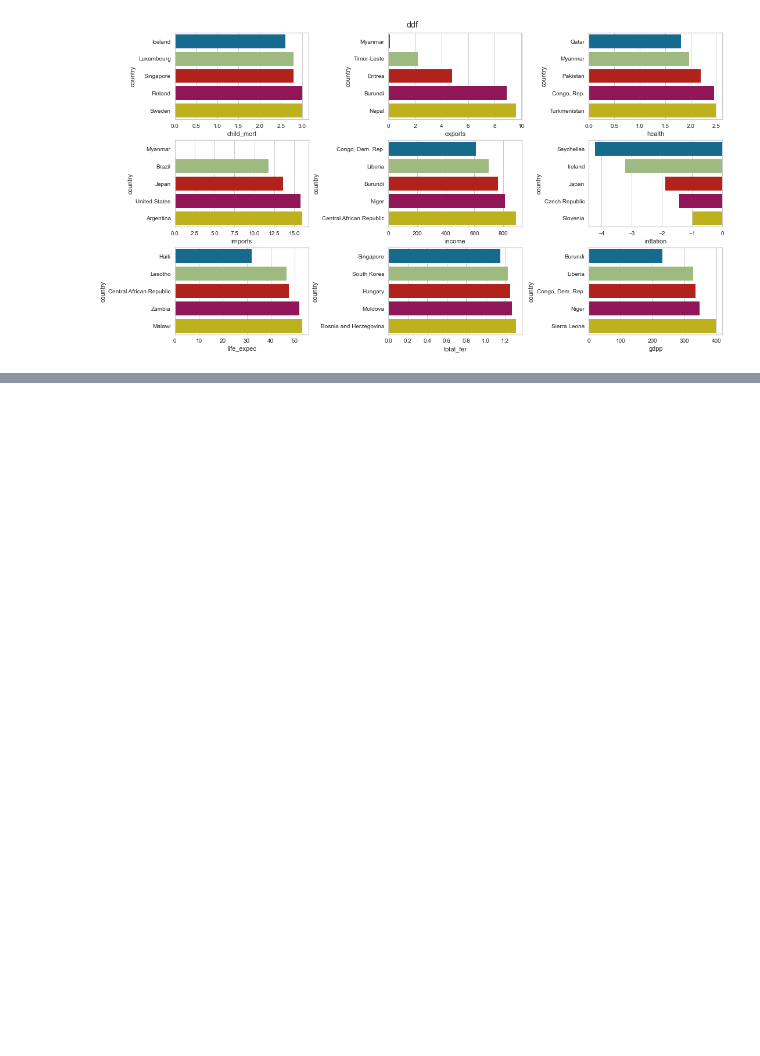
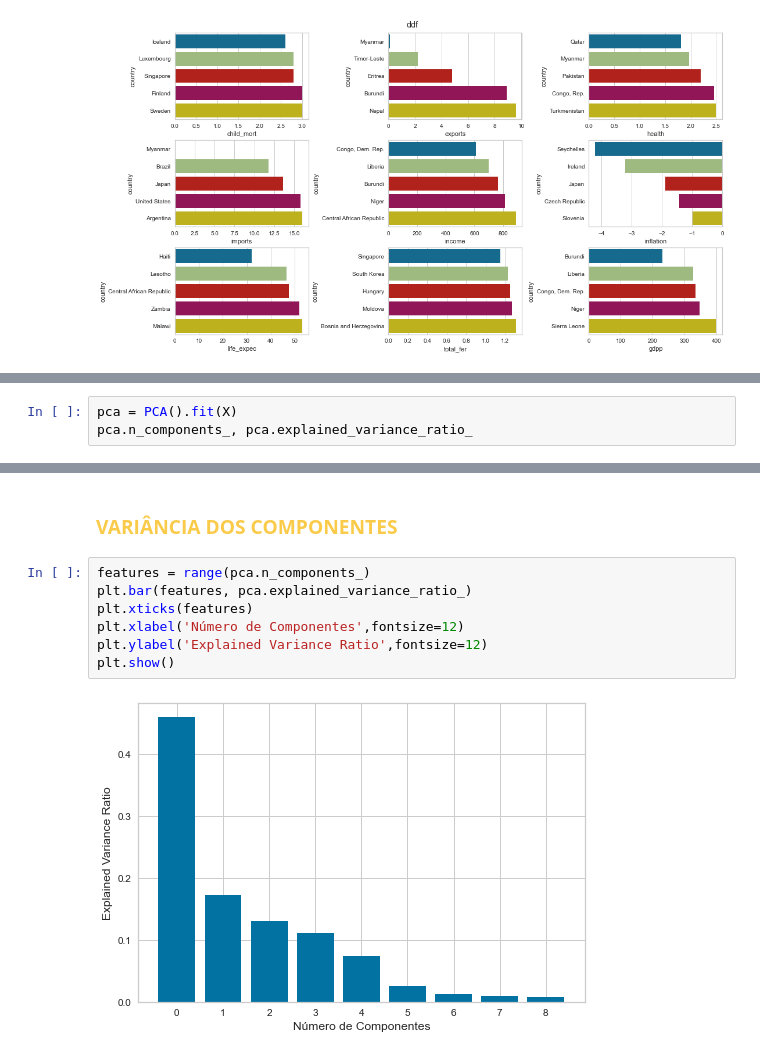
Before and after one commit to DanielaSenna/country-data-kmeans, a Jupyter notebook: projeto-country-data-kmeans/Projeto.ipynb, the cells around one changed output, grey strips where cells are left out. Drawn from its saved outputs; the diff is of its cells as text; blank space fills up the shorter version.

```diff
--- a/projeto-country-data-kmeans/Projeto.ipynb
+++ b/projeto-country-data-kmeans/Projeto.ipynb
@@ -212,0 +314,3 @@ for x, i in enumerate(cols):
+# %%
+pca = PCA().fit(X)
+pca.n_components_, pca.explained_variance_ratio_
@@ -212,0 +327,11 @@ for x, i in enumerate(cols):
+# %% [markdown]
+### **<font color='#facb4b'>VARIÂNCIA DOS COMPONENTES</font>**
+# %%
+features = range(pca.n_components_)
+plt.bar(features, pca.explained_variance_ratio_)
+plt.xticks(features)
+plt.xlabel('Número de Componentes',fontsize=12)
+plt.ylabel('Explained Variance Ratio',fontsize=12)
+plt.show()
+# %% [output]
+[figure, added]
```
Also changed, not shown: parts of 59 cells of this notebook.
